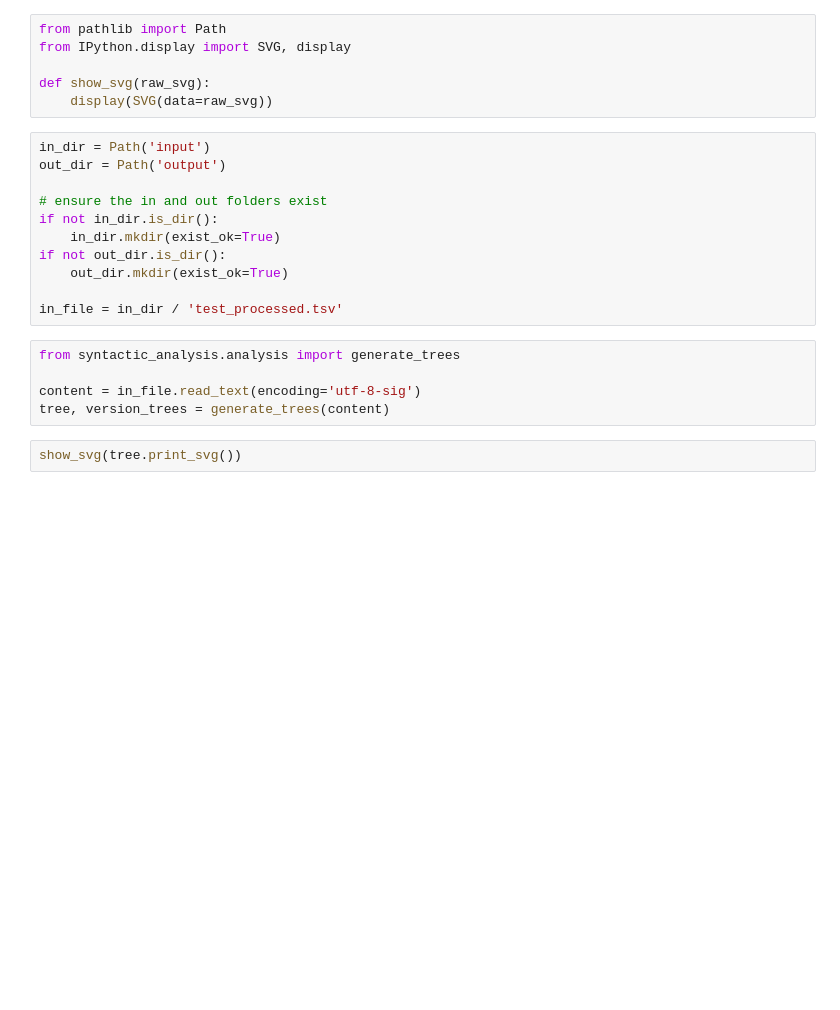
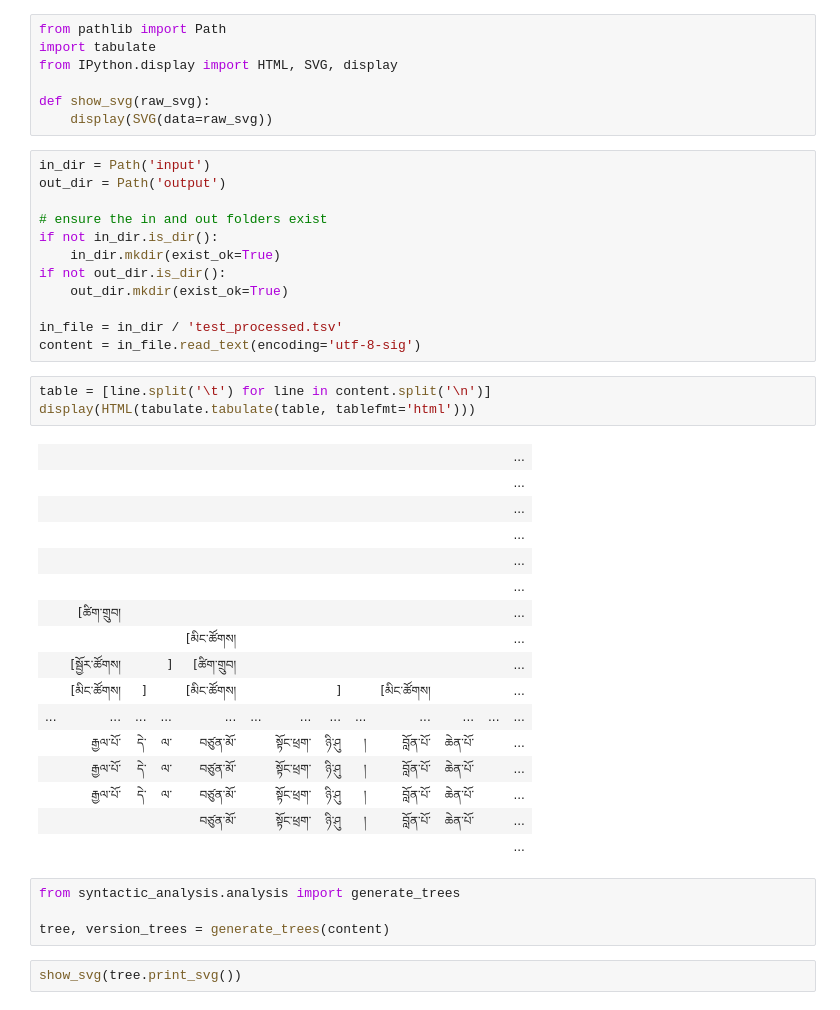
Before and after one commit to Esukhia/bo-constituency-analysis, a Jupyter notebook: svg-syntax-trees.ipynb, the cells around one changed output. Cells and saved outputs as stored; diff of their text form; blank space fills up the shorter version.

```diff
--- a/svg-syntax-trees.ipynb
+++ b/svg-syntax-trees.ipynb
@@ -1,6 +1,7 @@
 # %%
 from pathlib import Path
-from IPython.display import SVG, display
+import tabulate
+from IPython.display import HTML, SVG, display
 
 def show_svg(raw_svg):
     display(SVG(data=raw_svg))
@@ -15,10 +16,30 @@ if not out_dir.is_dir():
     out_dir.mkdir(exist_ok=True)
 
 in_file = in_dir / 'test_processed.tsv'
+content = in_file.read_text(encoding='utf-8-sig')
+# %%
+table = [line.split('\t') for line in content.split('\n')]
+display(HTML(tabulate.tabulate(table, tablefmt='html')))
+# %% [output]
+|  |  |  |  |  |  |  |  |  |  |  |  | ... |
+|  |  |  |  |  |  |  |  |  |  |  |  | ... |
+|  |  |  |  |  |  |  |  |  |  |  |  | ... |
+|  |  |  |  |  |  |  |  |  |  |  |  | ... |
+|  |  |  |  |  |  |  |  |  |  |  |  | ... |
+|  |  |  |  |  |  |  |  |  |  |  |  | ... |
+|  | [ཚིག་གྲུབ། |  |  |  |  |  |  |  |  |  |  | ... |
+|  |  |  |  | [མིང་ཚོགས། |  |  |  |  |  |  |  | ... |
+|  | [སྦྱོར་ཚོགས། |  | ] | [ཚིག་གྲུབ། |  |  |  |  |  |  |  | ... |
+|  | [མིང་ཚོགས། | ] |  | [མིང་ཚོགས། |  |  | ] |  | [མིང་ཚོགས། |  |  | ... |
+| ... | ... | ... | ... | ... | ... | ... | ... | ... | ... | ... | ... | ... |
+|  | རྒྱལ་པོ་ | དེ་ | ལ་ | བཙུན་མོ་ |  | སྟོང་ཕྲག་ | ཉི་ཤུ | ། | བློན་པོ་ | ཆེན་པོ་ |  | ... |
+|  | རྒྱལ་པོ་ | དེ་ | ལ་ | བཙུན་མོ་ |  | སྟོང་ཕྲག་ | ཉི་ཤུ | ། | བློན་པོ་ | ཆེན་པོ་ |  | ... |
+|  | རྒྱལ་པོ་ | དེ་ | ལ་ | བཙུན་མོ་ |  | སྟོང་ཕྲག་ | ཉི་ཤུ | ། | བློན་པོ་ | ཆེན་པོ་ |  | ... |
+|  |  |  |  | བཙུན་མོ་ |  | སྟོང་ཕྲག་ | ཉི་ཤུ | ། | བློན་པོ་ | ཆེན་པོ་ |  | ... |
+|  |  |  |  |  |  |  |  |  |  |  |  | ... |
 # %%
 from syntactic_analysis.analysis import generate_trees
 
-content = in_file.read_text(encoding='utf-8-sig')
 tree, version_trees = generate_trees(content)
 # %%
 show_svg(tree.print_svg())
```
